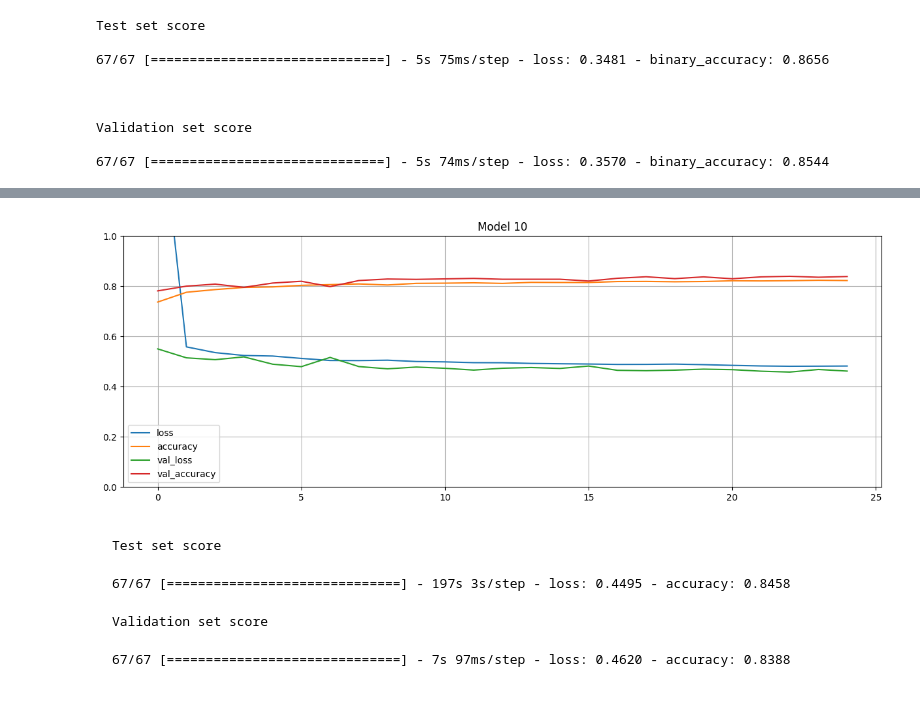
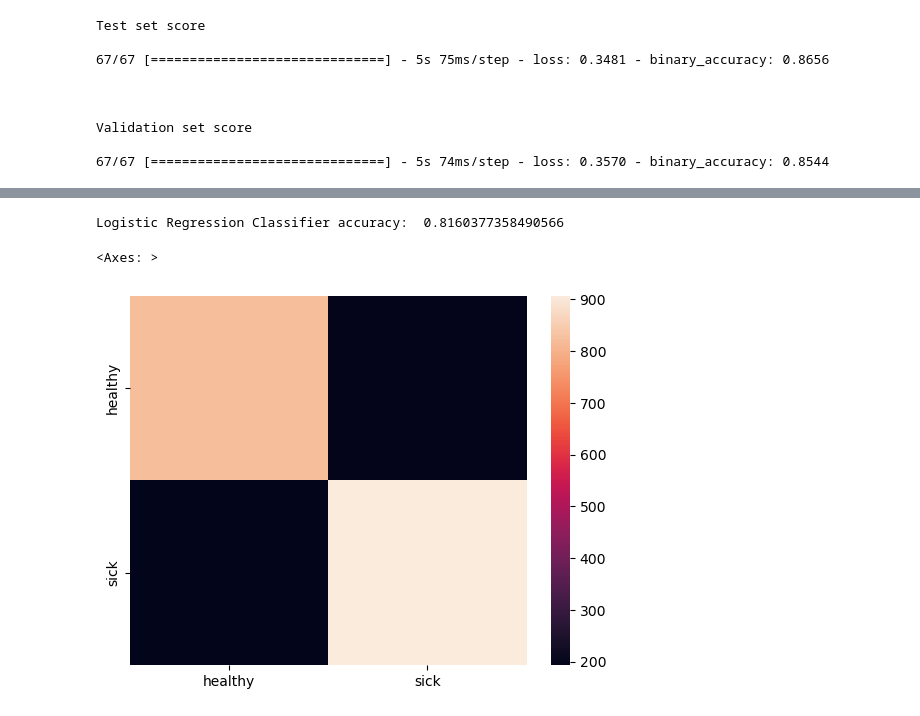
Before and after one commit to aley-1998/X-Ray-Result-Interpreter, a Jupyter notebook: xray_interp.ipynb, the cells around one changed output, grey strips where cells are left out. Saved outputs shown, nothing was run; the diff lists cells and outputs as text; code cells hidden in the pictures.

Commit message:
cleaning & other classifiers

````diff
--- a/xray_interp.ipynb
+++ b/xray_interp.ipynb
@@ -367,12 +235,0 @@ model 20: loss: 0.7127 - binary_accuracy: 0.5910(interrupted)
-# %% [markdown]
-![download.png](attachment:2e63a702-cad0-4693-b579-498759353e8d.png)
-# %% [markdown]
-```
-Test set score
-
-67/67 [==============================] - 197s 3s/step - loss: 0.4495 - accuracy: 0.8458
-
-Validation set score
-
-67/67 [==============================] - 7s 97ms/step - loss: 0.4620 - accuracy: 0.8388
-```
@@ -811,0 +236,28 @@ logreg.fit(X_train, y_train)
+# %%
+# comparison models data preprocessing
+X_train, y_train = images_to_arrays("images\\train")
+y_train[y_train == 'healthy'] = 0
+y_train[y_train == 'sick'] = 1
+y_train = y_train.astype('float32')
+
+X_test, y_test = images_to_arrays("images\\test")
+y_test[y_test == 'healthy'] = 0
+y_test[y_test == 'sick'] = 1
+y_test = y_test.astype('float32')
+
+# data input for logreg and knn
+X_train_flat = X_train.reshape(X_train.shape[0], -1)
+X_test_flat = X_test.reshape(X_test.shape[0], -1)
+# %%
+# logistic regression classifier
+logreg = LogisticRegression(max_iter=50)
+logreg.fit(X_train_flat, y_train)
+y_pred_logreg = logreg.predict(X_test_flat)
+print("Logistic Regression Classifier accuracy: ", logreg.score(X_test_flat, y_test))
+# %% [output]
+Logistic Regression Classifier accuracy:  0.8160377358490566
+# %%
+sns.heatmap(confusion_matrix(y_test, y_pred_logreg), yticklabels=['healthy', 'sick'], xticklabels=['healthy', 'sick'])
+# %% [output]
+<Axes: >
+[figure, added]
````
Also changed, not shown: parts of 29 cells of this notebook.
